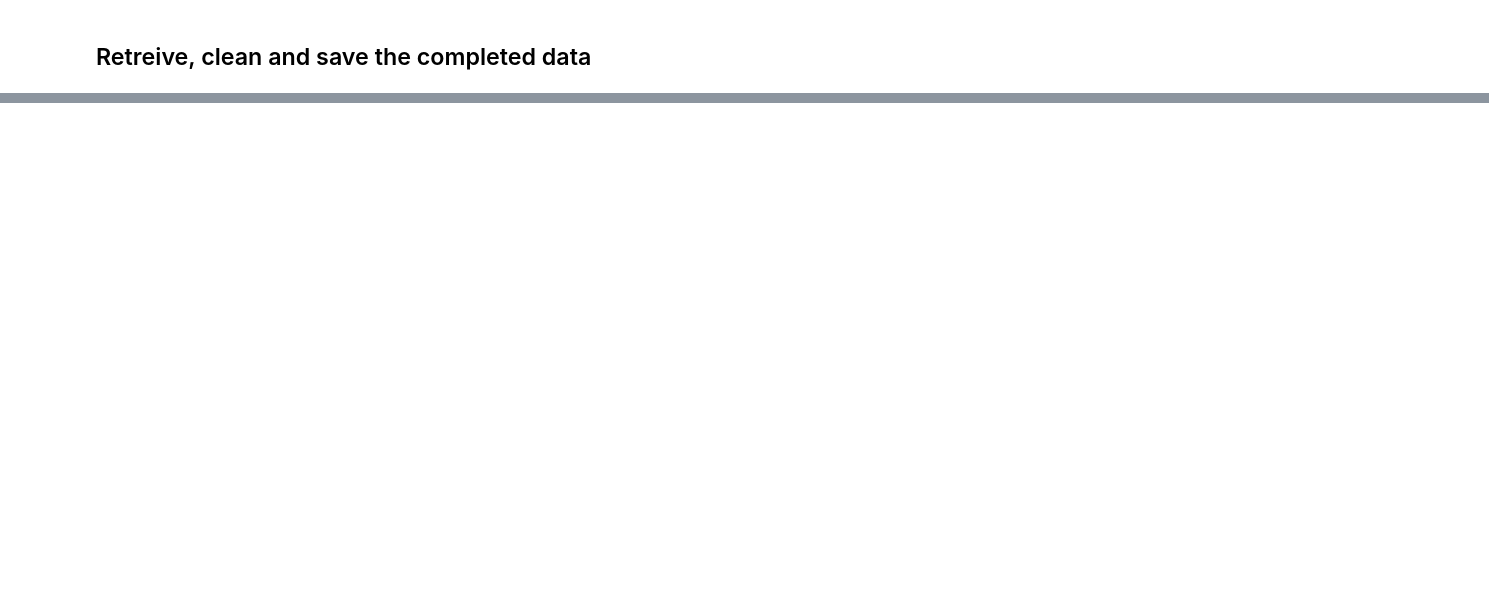
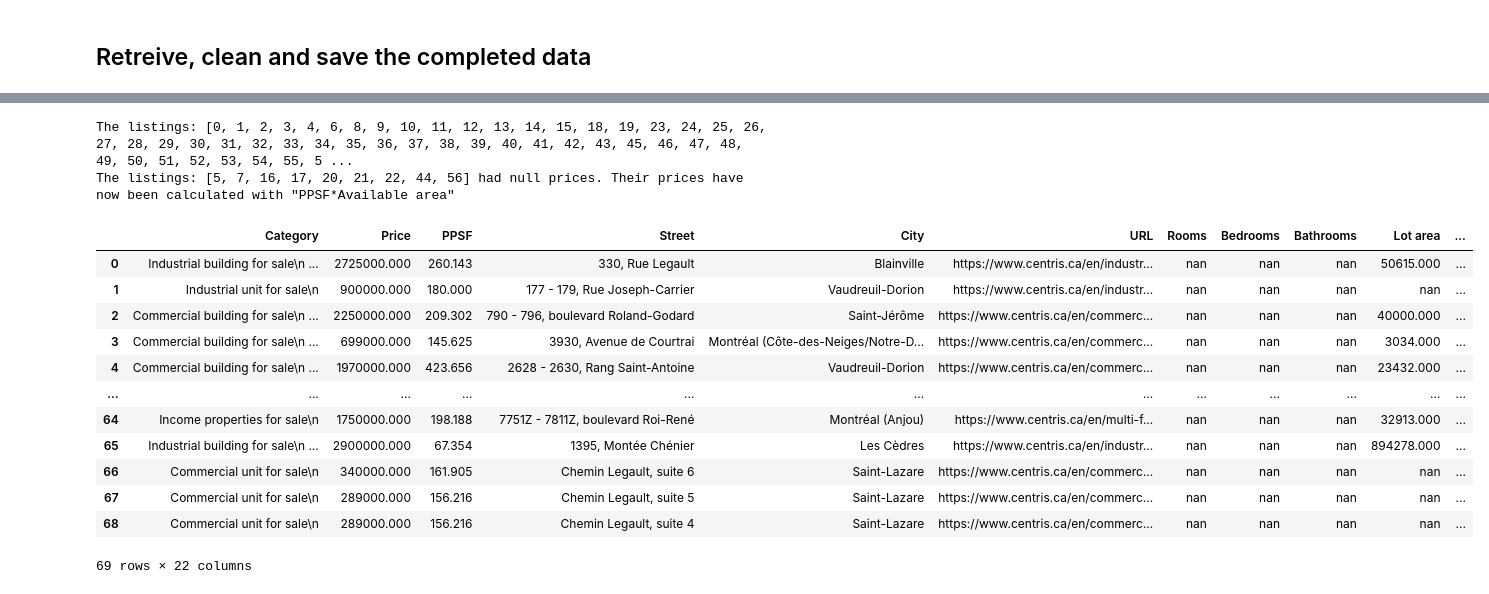
Before and after one commit to pilfo/WebScraping-RealEstate, a Jupyter notebook: Selenium Centris.ipynb, the cells around one changed output, grey strips where cells are left out. Saved outputs shown, nothing was run; the diff lists cells and outputs as text; code cells hidden in the pictures; blank space fills up the shorter version.

```diff
--- a/Selenium Centris.ipynb
+++ b/Selenium Centris.ipynb
@@ -192,7 +192,14 @@ xpath_lands_search = '//*[@id="MySearches"]/div/div/div/div[1]/div[2]/div/a[2]'
 xpath_industrial_search = '//*[@id="MySearches"]/div/div/div/div[2]/div[2]/div/a[2]'
 
 #path to the chrome driver corresponding to version of chrome on laptop
-path_to_chrome_driver = r"C:\Users\davo9\anaconda3\envs\webscraping\chromedriver_win32\chromedriver_87.exe"
+path_to_chrome_driver = r"C:\Users\davo9\anaconda3\envs\webscraping\chromedriver_win32\chromedriver_88.exe"
 
-#enter the desired xpath
-scrape_centris(xpath_lands_search, path_to_chrome_driver)
+#get the username and password for centris
+centris_user_and_pass_path = r'C:\Users\davo9\anaconda3\envs\webscraping\Webscraping_Projects\Real_Estate\Centris\Secrets\Centris_login_user_and_pass.json'
+with open(centris_user_and_pass_path, 'r') as f:
+    d = json.load(f)
+username, password = d['username'], d['password']
+
+#Scrape
+#You need the change the first argument depedning on what you wanna scrape
+scrape_centris(xpath_industrial_search, username, password, path_to_chrome_driver)
@@ -265,13 +326,7 @@ listings
 # %%
 #clean the data
-import ast
-
 #listings_type: one of ['land', 'industrial']. The cleaning slightly differs based on the listing types
 def clean_listings_data(listings, listings_type):
-
-    #delete the columns
-#     if listings_type == 'land':
-#         listings.drop(['Rooms', 'Bedrooms', 'Bathrooms', 'Potential gross revenue'], axis=1, inplace=True)
 
     #add column to indicate if we calculated the ppsf from the price
     listings['PPSF calculated from price'] = False
@@ -286,7 +341,7 @@ def clean_listings_data(listings, listings_type):
     #once there are no listings with ppsm , delete the PPSM column
     listings.drop(['PPSM'], axis=1, inplace=True)
 
-    #if an available area is of the form: From x sqft to Y sqft, convert to Y sqft
+    #if an available area is of the form: From X sqft to Y sqft, convert to Y sqft
     def extract_available_area(available_area_value):
         if pd.isna(available_area_value):
             return None
@@ -322,38 +377,49 @@ def clean_listings_data(listings, listings_type):
     def complete_ppsf_and_price(listings, listings_type):
         if listings_type == 'land':
             area_of_interest = 'Lot area'
         elif listings_type == 'industrial':
             area_of_interest = 'Available area'
 
         #get the indices  where 'PPSF' is null and
         #at those indices, calculate ppsf by:
             #PRICE/LOT AREA for 'land' listings and
             #PRICE/Available area for 'industrial' listings
         #set the 'ppsf calculated from price' slot to true
         null_ppsf_boolean_array = listings['PPSF'].isnull()
         if null_ppsf_boolean_array.any():
             listings.loc[null_ppsf_boolean_array, 'PPSF'] = listings.loc[null_ppsf_boolean_array, 'Price'] / listings.loc[null_ppsf_boolean_array, area_of_interest]
             listings.loc[null_ppsf_boolean_array, 'PPSF calculated from price'] = True
             print(f'The listings: {null_ppsf_boolean_array.index[null_ppsf_boolean_array].tolist()} had null PPSF. Their PPSF have now been calculated with "Price/{area_of_interest}"')
 
         #similarly calculate the missing prices by PPSF*area_of_interest
         #no need to keep an indicator for this, cz if 'ppsf calculated from price' is false
         #then this ('price calculated from ppsf') is true.
         null_price_boolean_array = listings['Price'].isnull()
         if null_price_boolean_array.any():
             listings.loc[null_price_boolean_array, 'Price'] = listings.loc[null_price_boolean_array, 'PPSF'] * listings.loc[null_price_boolean_array, area_of_interest]
             print(f'The listings: {null_price_boolean_array.index[null_price_boolean_array].tolist()} had null prices. Their prices have now been calculated with "PPSF*{area_of_interest}"')
 
         return listings
-
     listings = complete_ppsf_and_price(listings, listings_type)
 
-
-
     return listings
-
-listings = clean_listings_data(listings, 'land')
-
+listings = clean_listings_data(listings, 'industrial')
 listings
+# %% [output]
+The listings: [0, 1, 2, 3, 4, 6, 8, 9, 10, 11, 12, 13, 14, 15, 18, 19, 23, 24, 25, 26, 27, 28, 29, 30, 31, 32, 33, 34, 35, 36, 37, 38, 39, 40, 41, 42, 43, 45, 46, 47, 48, 49, 50, 51, 52, 53, 54, 55, 5 ...
+The listings: [5, 7, 16, 17, 20, 21, 22, 44, 56] had null prices. Their prices have now been calculated with "PPSF*Available area"
+|  | Category | Price | PPSF | Street | City | URL | Rooms | Bedrooms | Bathrooms | Lot area | ... |
+| 0 | Industrial building for sale\n ... | 2725000.000 | 260.143 | 330, Rue Legault | Blainville | https://www.centris.ca/en/industr... | nan | nan | nan | 50615.000 | ... |
+| 1 | Industrial unit for sale\n | 900000.000 | 180.000 | 177 - 179, Rue Joseph-Carrier | Vaudreuil-Dorion | https://www.centris.ca/en/industr... | nan | nan | nan | nan | ... |
+| 2 | Commercial building for sale\n ... | 2250000.000 | 209.302 | 790 - 796, boulevard Roland-Godard | Saint-Jérôme | https://www.centris.ca/en/commerc... | nan | nan | nan | 40000.000 | ... |
+| 3 | Commercial building for sale\n ... | 699000.000 | 145.625 | 3930, Avenue de Courtrai | Montréal (Côte-des-Neiges/Notre-D... | https://www.centris.ca/en/commerc... | nan | nan | nan | 3034.000 | ... |
+| 4 | Commercial building for sale\n ... | 1970000.000 | 423.656 | 2628 - 2630, Rang Saint-Antoine | Vaudreuil-Dorion | https://www.centris.ca/en/commerc... | nan | nan | nan | 23432.000 | ... |
+| ... | ... | ... | ... | ... | ... | ... | ... | ... | ... | ... | ... |
+| 64 | Income properties for sale\n | 1750000.000 | 198.188 | 7751Z - 7811Z, boulevard Roi-René | Montréal (Anjou) | https://www.centris.ca/en/multi-f... | nan | nan | nan | 32913.000 | ... |
+| 65 | Industrial building for sale\n ... | 2900000.000 | 67.354 | 1395, Montée Chénier | Les Cèdres | https://www.centris.ca/en/industr... | nan | nan | nan | 894278.000 | ... |
+| 66 | Commercial unit for sale\n | 340000.000 | 161.905 | Chemin Legault, suite 6 | Saint-Lazare | https://www.centris.ca/en/commerc... | nan | nan | nan | nan | ... |
+| 67 | Commercial unit for sale\n | 289000.000 | 156.216 | Chemin Legault, suite 5 | Saint-Lazare | https://www.centris.ca/en/commerc... | nan | nan | nan | nan | ... |
+| 68 | Commercial unit for sale\n | 289000.000 | 156.216 | Chemin Legault, suite 4 | Saint-Lazare | https://www.centris.ca/en/commerc... | nan | nan | nan | nan | ... |
+69 rows × 22 columns
 # %%
 #calculate the duration and distance of each listing using google api
```
Also changed, not shown: parts of 20 cells of this notebook.
